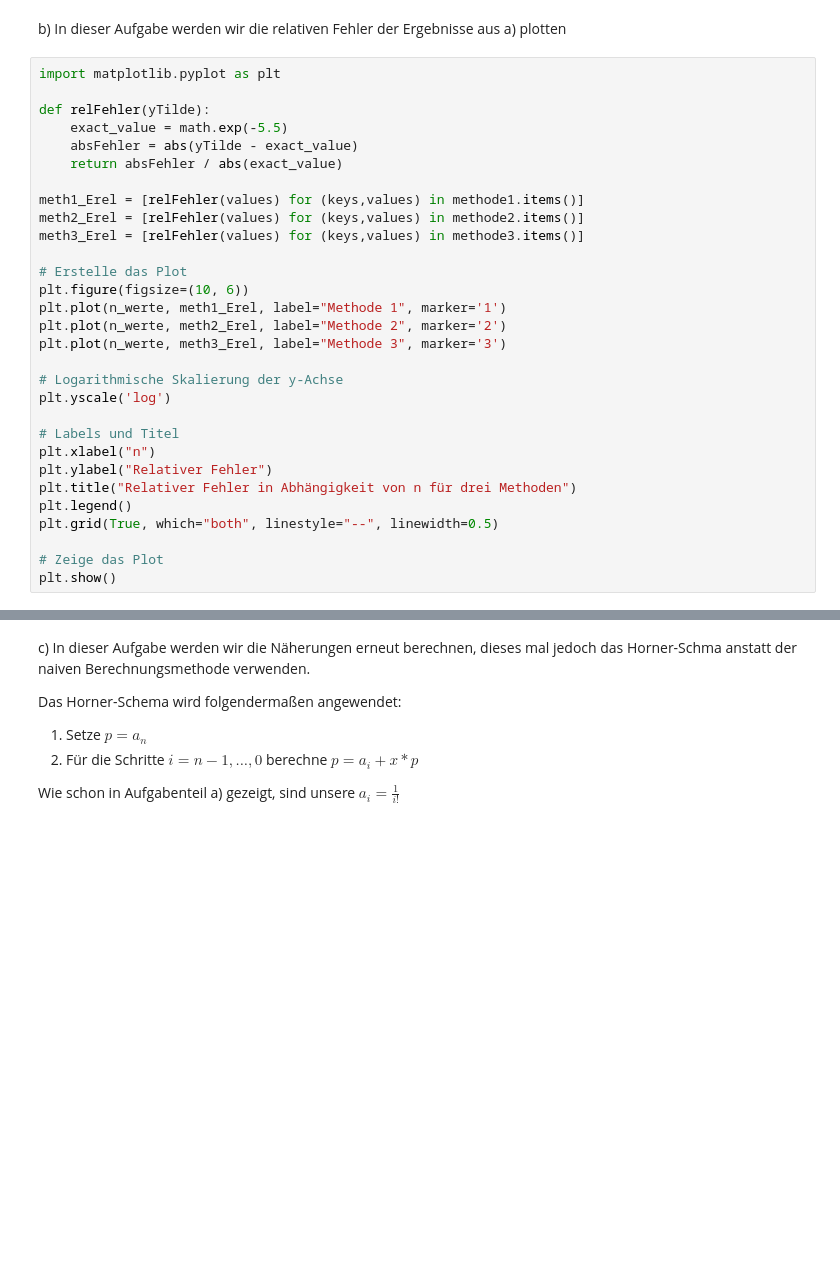
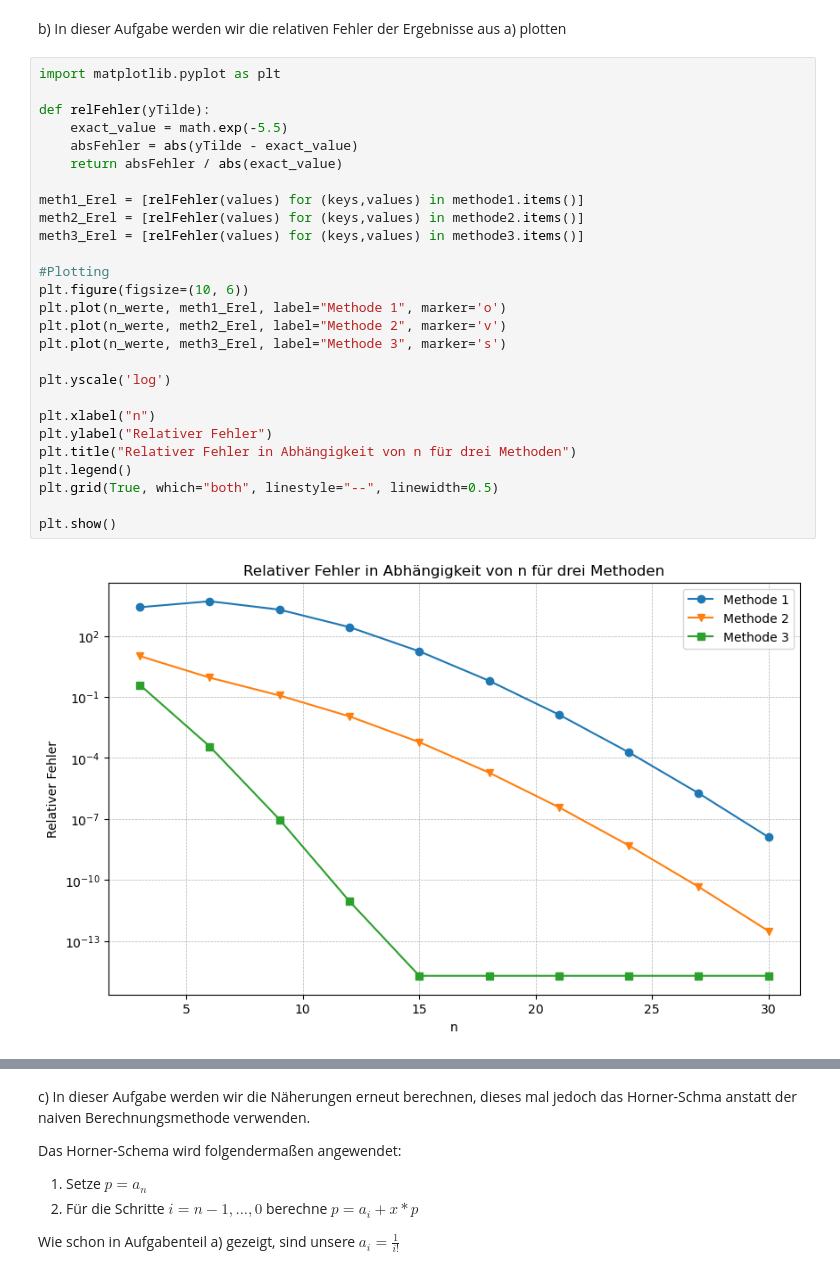
Before and after one commit to RubinMehr/num0, a Jupyter notebook: Blatt1.ipynb, the cells around one changed output, grey strips where cells are left out. Cells and saved outputs as stored; diff of their text form; blank space fills up the shorter version.

```diff
--- a/Blatt1.ipynb
+++ b/Blatt1.ipynb
@@ -55,30 +75,29 @@ In dieser Aufgabe werden wir die relativen Fehler der Ergebnisse aus a) plotten
 # %%
 import matplotlib.pyplot as plt
 
 def relFehler(yTilde):
     exact_value = math.exp(-5.5)
     absFehler = abs(yTilde - exact_value)
     return absFehler / abs(exact_value)
 
 meth1_Erel = [relFehler(values) for (keys,values) in methode1.items()]
 meth2_Erel = [relFehler(values) for (keys,values) in methode2.items()]
 meth3_Erel = [relFehler(values) for (keys,values) in methode3.items()]
 
-# Erstelle das Plot
+#Plotting
 plt.figure(figsize=(10, 6))
-plt.plot(n_werte, meth1_Erel, label="Methode 1", marker='1')
-plt.plot(n_werte, meth2_Erel, label="Methode 2", marker='2')
-plt.plot(n_werte, meth3_Erel, label="Methode 3", marker='3')
+plt.plot(n_werte, meth1_Erel, label="Methode 1", marker='o')
+plt.plot(n_werte, meth2_Erel, label="Methode 2", marker='v')
+plt.plot(n_werte, meth3_Erel, label="Methode 3", marker='s')
 
-# Logarithmische Skalierung der y-Achse
 plt.yscale('log')
 
-# Labels und Titel
 plt.xlabel("n")
 plt.ylabel("Relativer Fehler")
 plt.title("Relativer Fehler in Abhängigkeit von n für drei Methoden")
 plt.legend()
 plt.grid(True, which="both", linestyle="--", linewidth=0.5)
 
-# Zeige das Plot
 plt.show()
+# %% [output]
+[figure, added]
```
Also changed, not shown: parts of 6 cells of this notebook.
